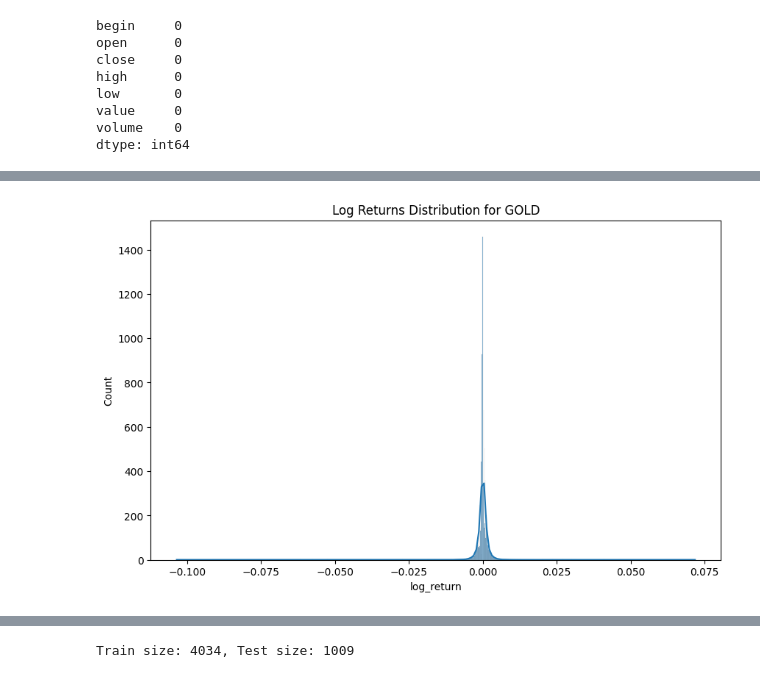
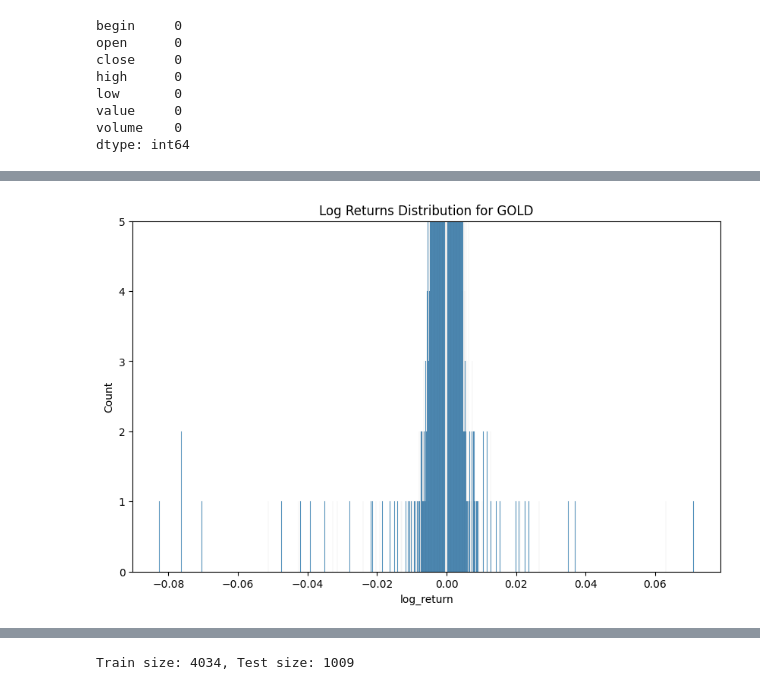
Before and after one commit to 3Clowns/gan-scalp, a Jupyter notebook: EDA.ipynb, the cells around one changed output, grey strips where cells are left out. Drawn from its saved outputs; the diff is of its cells as text; code cells hidden in the pictures.

```diff
--- a/EDA.ipynb
+++ b/EDA.ipynb
@@ -123,12 +132,13 @@ plt.show()
 # %%
 # Распределение логарифмических доходностей
 df['log_return'] = np.log(df['close'] / df['close'].shift(1))
 plt.figure(figsize=(10, 6))
-sns.histplot(df['log_return'].dropna(), kde=True)
+sns.histplot(df['log_return'].dropna())
 plt.title(f'Log Returns Distribution for {instrument}')
+plt.ylim(0, 5)
 plt.show()
 # %% [output]
-[figure, old version]
+[figure, new version]
 # %%
 # Построение матрицы корреляций по столбцу close
 close_prices = pd.DataFrame({key: df['close'] for key, df in data.items()})
```
Also changed, not shown: parts of 7 cells of this notebook.
